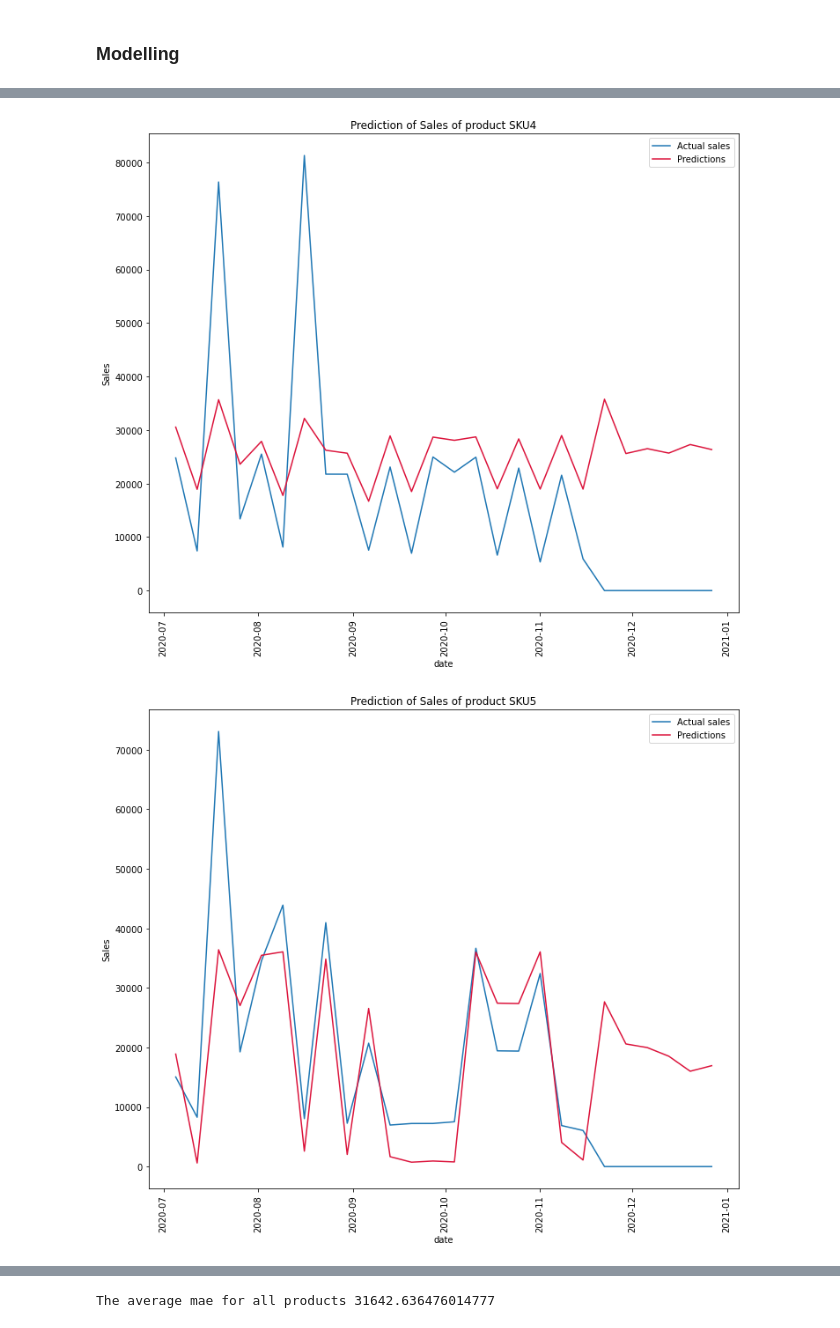
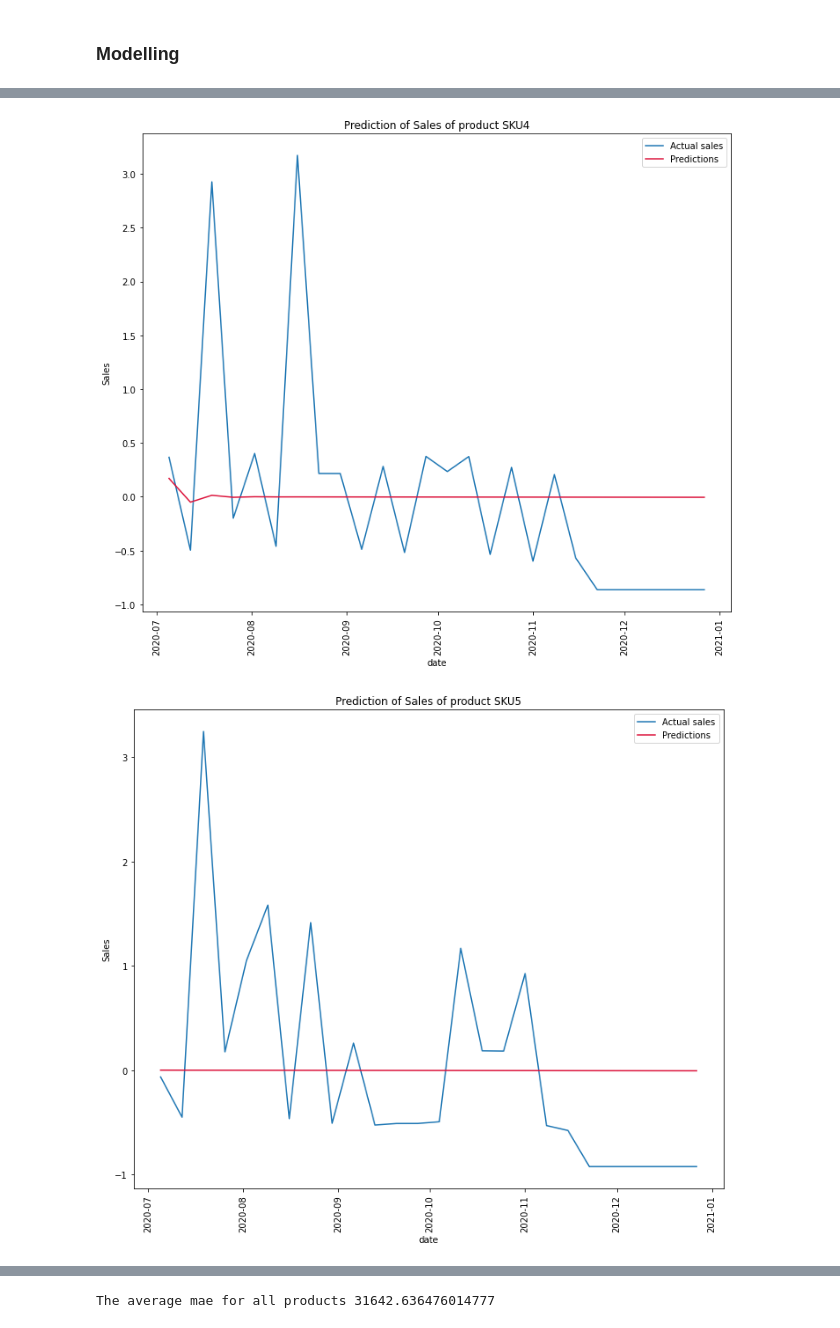
Before and after one commit to felix-n12/Retail-Forecasting, a Jupyter notebook: retail_forecasting.ipynb, the cells around one changed output, grey strips where cells are left out. Cells and saved outputs as stored; diff of their text form; code cells hidden in the pictures.

Commit message:
Still tuning the models

```diff
--- a/retail_forecasting.ipynb
+++ b/retail_forecasting.ipynb
@@ -851,10 +851,10 @@ from sklearn.preprocessing import OneHotEncoder
 # instantiate the onehotencoder
 ohe=OneHotEncoder()
 # create the encoded column based on the profit columnn
-df_en=ohe.fit_transform(df[['Product','Seasons']])
+df_en=ohe.fit_transform(df[['Seasons']])
 # it is an sparse matrix lets create a new data
-df_new=pd.DataFrame(df_en.toarray(),columns=ohe.get_feature_names(['Product','Seasons']))
+df_new=pd.DataFrame(df_en.toarray(),columns=ohe.get_feature_names(['Seasons']))
 # lets join the data to be used in modelling
-data=pd.concat([df.drop(['Product','Seasons','month','day','year','holiday'],axis=1),df_new],axis=1)
+data=pd.concat([df.drop(['Seasons','month','day','year','holiday'],axis=1),df_new],axis=1)
 data.head()
 # %% [output]
@@ -868,6 +867,6 @@ data.head()
 # %%
 # lets split the data to trainset and testset
 # train set is between 2017-01 and 2020-07
-train_set=df.sort_values('date',ascending=True).loc[df['date']<='2020-07']
+train_set=data.sort_values('date',ascending=True).loc[df['date']<='2020-07']
 # test set is after 2020-07
-test_set=df.sort_values('date',ascending=True).loc[df['date']>'2020-07']
+test_set=data.sort_values('date',ascending=True).loc[df['date']>'2020-07']
@@ -891,3 +882,8 @@ train_set.head()
+# %%
+#lets standardize the data
+from sklearn.preprocessing import StandardScaler
+#lets instantiate the scaler
+scaler=StandardScaler()
 # %% [markdown]
 ### Modelling
 # %% [markdown]
@@ -910,29 +905,38 @@ mae=[]
 r2_list=[]
 
 for product in products:
+    #Standardizing the training data
     pro_train=train_set.loc[train_set['Product']==product].set_index('date')
+    scaled_pro_train=scaler.fit_transform(pro_train.drop('Product',axis=1))
+    scaled_train_set=pd.DataFrame(data=scaled_pro_train,columns=pro_train.drop('Product',axis=1).columns,index=pro_train.index)
+    #Standardizing the test data
     pro_test=test_set.loc[test_set['Product']==product].set_index('date')
-    model=ARIMA(pro_train['Sales'],order=(1,0,0),exog=pro_train[['Price Discount (%)','Google_Mobility','Covid_Flag','VALENTINES','EASTER','CHRISTMAS']],trend='t').fit()
+    scaled_pro_test=scaler.fit_transform(pro_test.drop('Product',axis=1))
+    scaled_test_set=pd.DataFrame(data=scaled_pro_test,columns=pro_test.drop('Product',axis=1).columns,index=pro_test.index)
+    #Training the model
+    model=ARIMA(scaled_train_set['Sales'],order=(1,0,0),trend='t').fit()
     #lets predict using the model
-    start=pro_test.index[0]
-    end=pro_test.index[-1]
-    sales_pred=model.predict(start=start,end=end,exog=pro_test[['Price Discount (%)','Google_Mobility','Covid_Flag','VALENTINES','EASTER','CHRISTMAS']])
+    start=scaled_test_set.index[0]
+    end=scaled_test_set.index[-1]
+    sales_pred=model.predict(start=start,end=end)
+    #lets unstandardize the data
+    #sales_predd=scaler.inverse_transform(sales_pred)
     #lets plot the actual data and the forecasts
     fig,ax=plt.subplots(figsize=(12,10))
-    sns.lineplot(y=pro_test['Sales'],x=pro_test.index,ax=ax,label='Actual sales')
-    sns.lineplot(y=sales_pred,x=pro_test.index,ax=ax,color='crimson',label='Predictions')
+    sns.lineplot(y=scaled_test_set['Sales'],x=scaled_test_set.index,ax=ax,label='Actual sales')
+    sns.lineplot(y=sales_pred,x=scaled_test_set.index,ax=ax,color='crimson',label='Predictions')
     plt.title(f'Prediction of Sales of product {product}')
     plt.xticks(rotation=90)
     plt.legend()
     #lets evaluate the model
     #calculating the mean_squared_error
-    mean_s_e=mean_squared_error(pro_test['Sales'],sales_pred)
+    mean_s_e=mean_squared_error(scaled_test_set['Sales'],sales_pred)
     mse.append(mean_s_e)
     #calculating the mean_absolute_error
-    mean_a_e=mean_absolute_error(pro_test['Sales'],sales_pred)
+    mean_a_e=mean_absolute_error(scaled_test_set['Sales'],sales_pred)
     mae.append(mean_a_e)
     #calculating the explained variance
-    r2=r2_score(pro_test['Sales'],sales_pred)
+    r2=r2_score(scaled_test_set['Sales'],sales_pred)
     r2_list.append(r2)
     print(f'{product} \n The mean squared error is {mean_s_e} \n The mean absolute error is {mean_a_e} \n')
 print(f'The average mean_squared_error for all the products is {np.mean(mse)} \n The average mean absolute error for all the products is {np.mean(mae)}')
@@ -964,2 +968,2 @@ The average mean_squared_error for all the products is 1018686967.3683063
-[figure, old version]
+[figure, new version]
-[figure, old version]
+[figure, new version]
```
Also changed, not shown: parts of 24 cells of this notebook.
